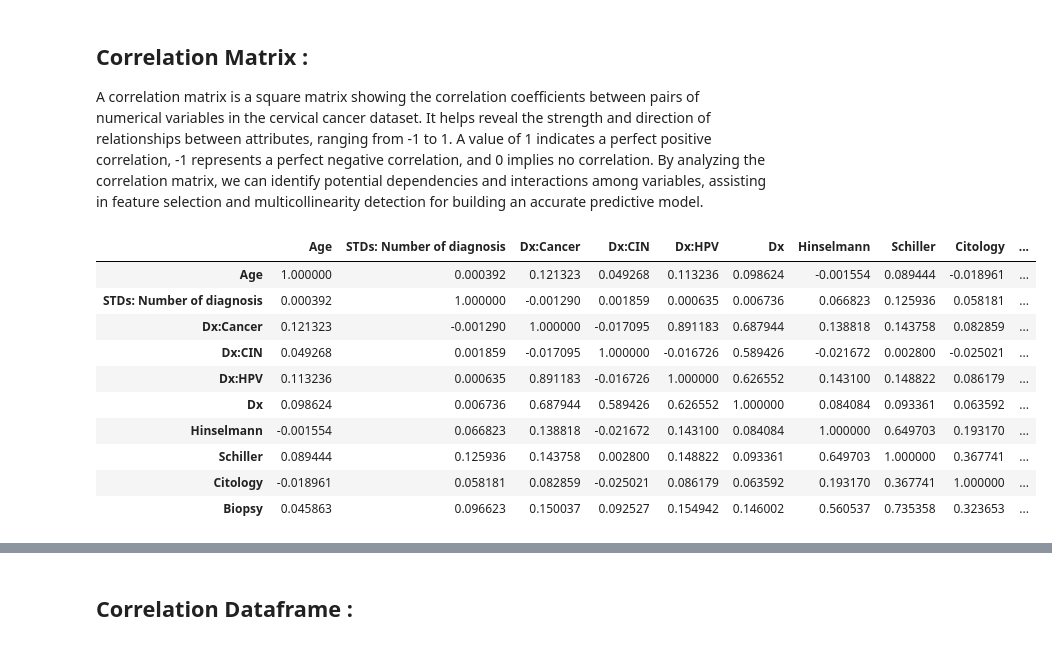
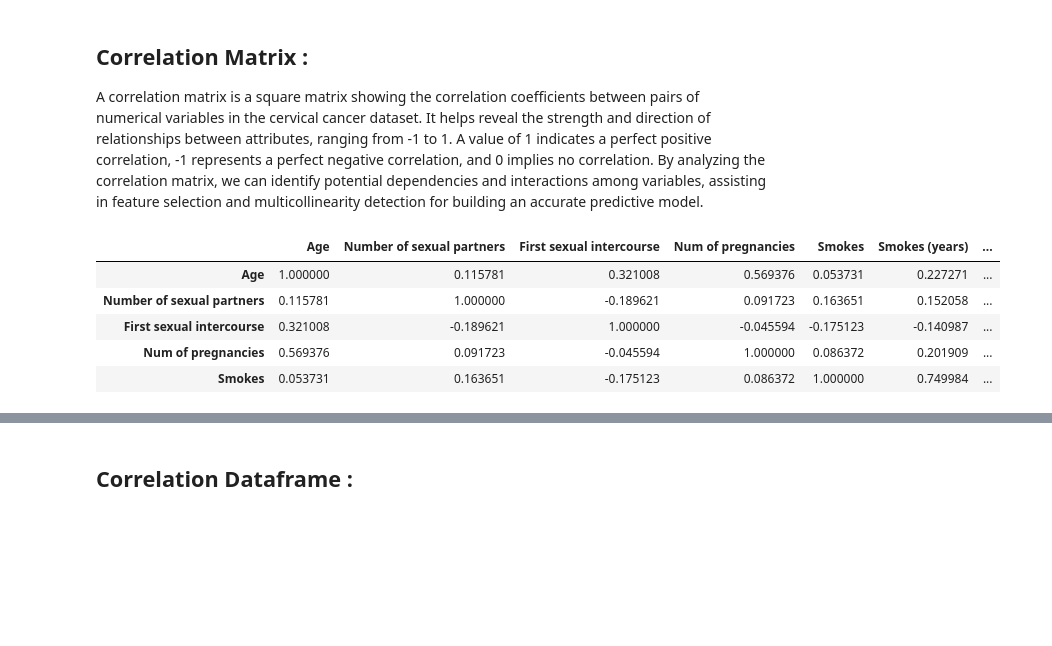
Before and after one commit to johnanam/Python-Projects, a Jupyter notebook: Modelling Cervical Cancer.ipynb, the cells around one changed output, grey strips where cells are left out. Cells and saved outputs as stored; diff of their text form; code cells hidden in the pictures; blank space fills up the shorter version.

```diff
--- a/Modelling Cervical Cancer.ipynb
+++ b/Modelling Cervical Cancer.ipynb
@@ -196,0 +213,5 @@ Data.dropna()
+# %%
+## separate array into input(x) and output(y) components
+
+x = Data
+x.shape
@@ -196,0 +220,6 @@ Data.dropna()
+# %%
+## create the response/outcome matrix
+
+y = Data['Biopsy']
+
+y.shape
@@ -196,0 +234,5 @@ Data.dropna()
+# %%
+## Create test and train and SMOTE the x matrices
+
+os = SMOTE(random_state = 0)
+x_os,y_os = os.fit_resample(x,y)
@@ -196,0 +266,6 @@ Data.dropna()
+# %%
+df_os = pd.DataFrame(x_os)  ## creating a new dataset
+
+df_os['Biopsy'] = y_os
+
+df_os.head()
@@ -218,19 +305,14 @@ Data.describe().transpose()
 
 A correlation matrix is a square matrix showing the correlation coefficients between pairs of numerical variables in the cervical cancer dataset. It helps reveal the strength and direction of relationships between attributes, ranging from -1 to 1. A value of 1 indicates a perfect positive correlation, -1 represents a perfect negative correlation, and 0 implies no correlation. By analyzing the correlation matrix, we can identify potential dependencies and interactions among variables, assisting in feature selection and multicollinearity detection for building an accurate predictive model.
 # %%
-Data_cor = Data.corr()
+Data_cor = df_os.corr()
 
-Data_cor
+Data_cor.head()
 # %% [output]
-|  | Age | STDs: Number of diagnosis | Dx:Cancer | Dx:CIN | Dx:HPV | Dx | Hinselmann | Schiller | Citology | ... |
-| Age | 1.000000 | 0.000392 | 0.121323 | 0.049268 | 0.113236 | 0.098624 | -0.001554 | 0.089444 | -0.018961 | ... |
-| STDs: Number of diagnosis | 0.000392 | 1.000000 | -0.001290 | 0.001859 | 0.000635 | 0.006736 | 0.066823 | 0.125936 | 0.058181 | ... |
-| Dx:Cancer | 0.121323 | -0.001290 | 1.000000 | -0.017095 | 0.891183 | 0.687944 | 0.138818 | 0.143758 | 0.082859 | ... |
-| Dx:CIN | 0.049268 | 0.001859 | -0.017095 | 1.000000 | -0.016726 | 0.589426 | -0.021672 | 0.002800 | -0.025021 | ... |
-| Dx:HPV | 0.113236 | 0.000635 | 0.891183 | -0.016726 | 1.000000 | 0.626552 | 0.143100 | 0.148822 | 0.086179 | ... |
-| Dx | 0.098624 | 0.006736 | 0.687944 | 0.589426 | 0.626552 | 1.000000 | 0.084084 | 0.093361 | 0.063592 | ... |
-| Hinselmann | -0.001554 | 0.066823 | 0.138818 | -0.021672 | 0.143100 | 0.084084 | 1.000000 | 0.649703 | 0.193170 | ... |
-| Schiller | 0.089444 | 0.125936 | 0.143758 | 0.002800 | 0.148822 | 0.093361 | 0.649703 | 1.000000 | 0.367741 | ... |
-| Citology | -0.018961 | 0.058181 | 0.082859 | -0.025021 | 0.086179 | 0.063592 | 0.193170 | 0.367741 | 1.000000 | ... |
-| Biopsy | 0.045863 | 0.096623 | 0.150037 | 0.092527 | 0.154942 | 0.146002 | 0.560537 | 0.735358 | 0.323653 | ... |
+|  | Age | Number of sexual partners | First sexual intercourse | Num of pregnancies | Smokes | Smokes (years) | ... |
+| Age | 1.000000 | 0.115781 | 0.321008 | 0.569376 | 0.053731 | 0.227271 | ... |
+| Number of sexual partners | 0.115781 | 1.000000 | -0.189621 | 0.091723 | 0.163651 | 0.152058 | ... |
+| First sexual intercourse | 0.321008 | -0.189621 | 1.000000 | -0.045594 | -0.175123 | -0.140987 | ... |
+| Num of pregnancies | 0.569376 | 0.091723 | -0.045594 | 1.000000 | 0.086372 | 0.201909 | ... |
+| Smokes | 0.053731 | 0.163651 | -0.175123 | 0.086372 | 1.000000 | 0.749984 | ... |
 # %%
```
Also changed, not shown: parts of 98 cells of this notebook, 3 other files.
